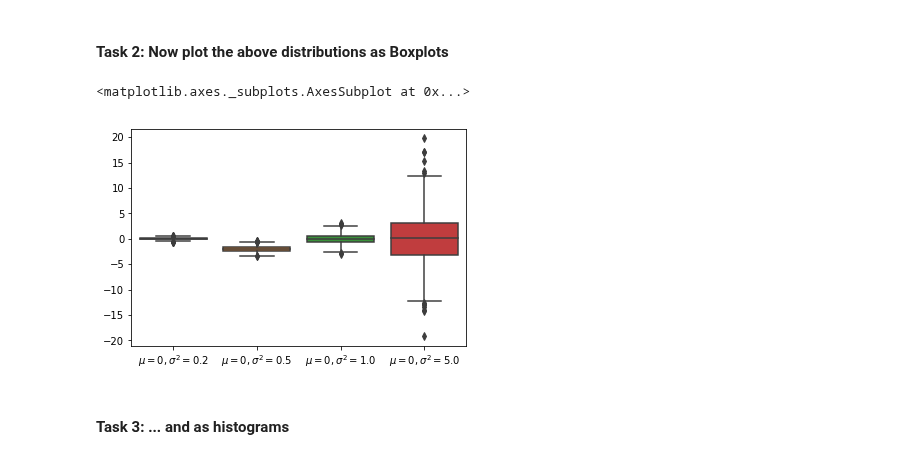
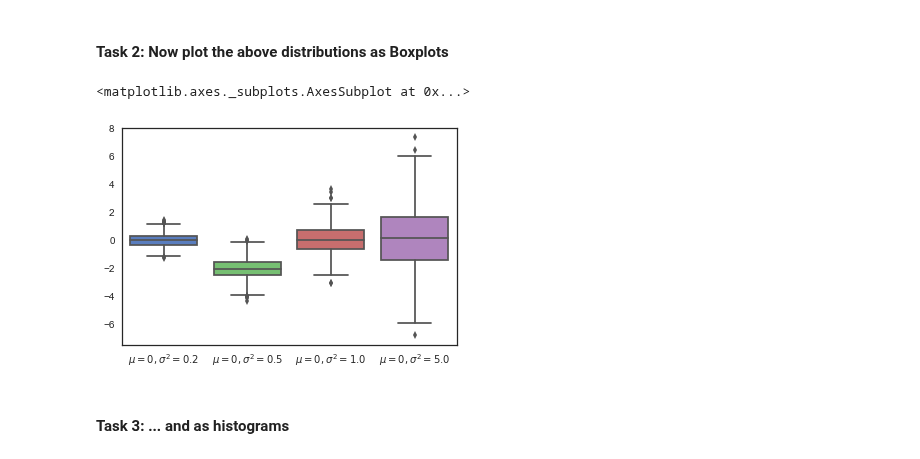
Before and after one commit to TrisKast/DataScience-Bioinformatics, a Jupyter notebook: notebooks/Day1_Visualization.ipynb, the cells around one changed output. Saved outputs shown, nothing was run; the diff lists cells and outputs as text; code cells hidden in the pictures.

Commit message:
finished Day1 visualization notebook

```diff
--- a/notebooks/Day1_Visualization.ipynb
+++ b/notebooks/Day1_Visualization.ipynb
@@ -101,16 +101,16 @@ plt.show()
 # %%
 import pandas as pandas
 
 # create dict of data
-my_data = {'$\mu = 0, \sigma^2 = 0.2$': np.random.normal(0,0.2,1000),'$\mu = 0, \sigma^2 = 1.0$': np.random.normal(0,1,1000),'$\mu = 0, \sigma^2 = 5.0$': np.random.normal(0,5,1000),'$\mu = 0, \sigma^2 = 0.5$': np.random.normal(-2,0.5,1000)}
+my_data = {'$\mu = 0, \sigma^2 = 0.2$': np.random.normal(0,np.sqrt(0.2),1000),'$\mu = 0, \sigma^2 = 1.0$': np.random.normal(0,np.sqrt(1),1000),'$\mu = 0, \sigma^2 = 5.0$': np.random.normal(0,np.sqrt(5),1000),'$\mu = 0, \sigma^2 = 0.5$': np.random.normal(-2,np.sqrt(0.5),1000)}
 
 # create dataframe from data dict
 df = pandas.DataFrame.from_dict(my_data)
 
 # use seaborn to plot boxplots
 sns.boxplot(data=df)
 # %% [output]
 <matplotlib.axes._subplots.AxesSubplot at 0x...>
-[figure, old version]
+[figure, new version]
 # %% [markdown]
 #### Task 3: ... and as histograms
```
Also changed, not shown: parts of 2 cells of this notebook.
